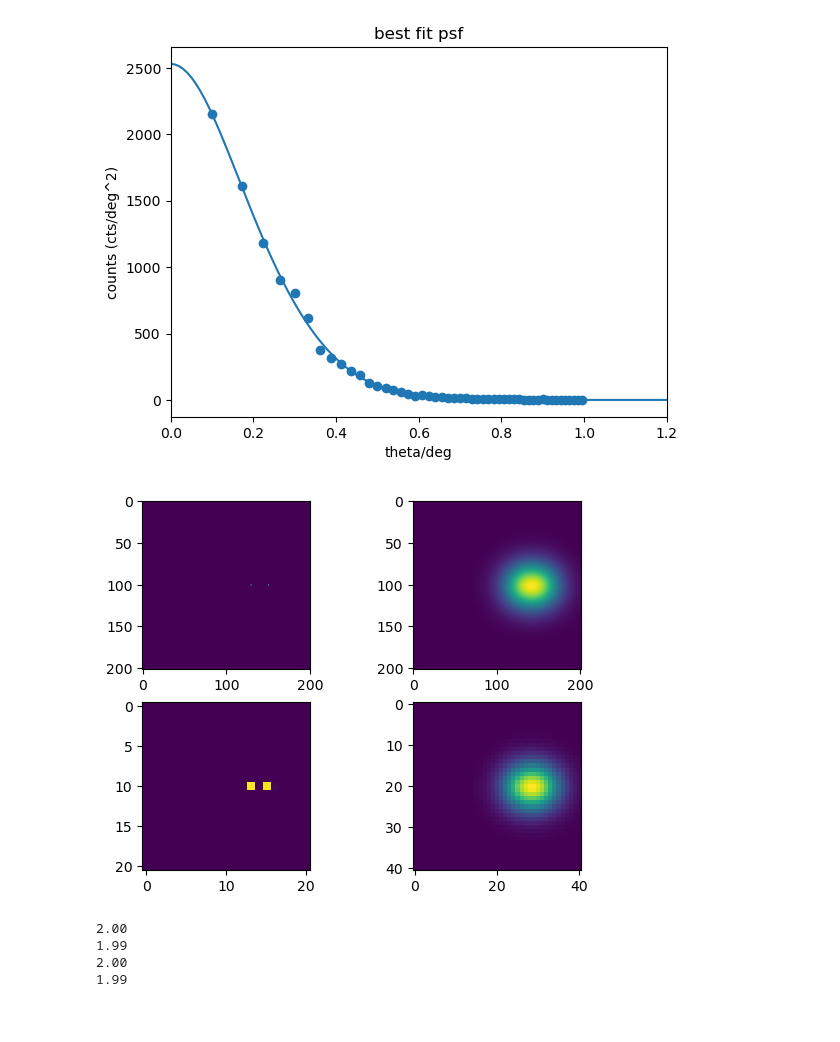
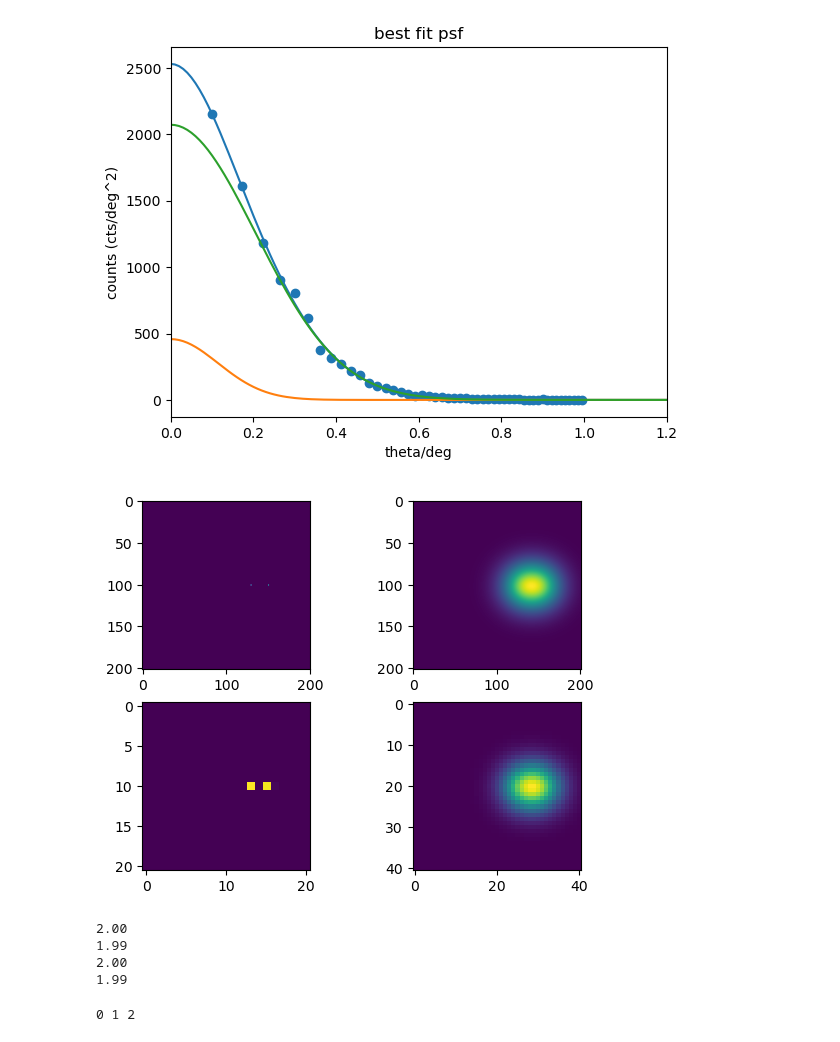
Before and after one commit to Eduard-2001/SimulateGammaRaySource, a Jupyter notebook: LHAASO_PSF/PSFConv/HowToUse.ipynb, the cells around one changed output. Drawn from its saved outputs; the diff is of its cells as text; code cells hidden in the pictures.

```diff
--- a/LHAASO_PSF/PSFConv/HowToUse.ipynb
+++ b/LHAASO_PSF/PSFConv/HowToUse.ipynb
@@ -1,35 +1,35 @@
 # %%
 from scipy.optimize import curve_fit
 import numpy as np
 import re
 import matplotlib.pyplot as plt
 from scipy import interpolate
 from scipy.optimize import curve_fit
 import tqdm
 import scipy
 from PSF import *
 
-psfconv = fitpsf(1,plot=True)  #1-8 代表不同能量段，一般选1。返回的psfconv是一个函数。
+psfconv, targetconv = fitpsf(1,plot=True)  #1-8 代表不同能量段，一般选1。返回的psfconv是一个函数。
 x = y = np.linspace(-1,1,201)          #创建x和y,分别代表ra和dec
 xx,yy = np.meshgrid(x,y)               #创建坐标格点
 z = np.zeros_like(xx)
 
 z = add_pointsrc(0,0.3,1,x,y,z)        #添加一个源，这里的add_src函数是添加点源的函数，参考上面的函数定义。
 z = add_pointsrc(0,0.512312,1,x,y,z)   #添加两个源
 blurz = psfconv(z,x,y)               #这个函数输入天图以及上面两个
 
 zbin,xxb,yyb = bindata(z,x,y,0.1)     #这个函数最后一个参数是bin后格点的宽度（deg）
 blurzbin,xxb,yyb = bindata(blurz,x,y,0.05)
-
+plt.savefig("psf.png",dpi=300)
 fig,ax = plt.subplots(2,2)
 ax[0][0].imshow(z)
 ax[0][1].imshow(blurz)
 ax[1][0].imshow(zbin)
 ax[1][1].imshow(blurzbin)
 plt.show()
 print('%.2f\n%.2f\n%.2f\n%.2f\n'%(zbin.sum(),blurzbin.sum(),z.sum(),blurz.sum()))
 # %% [output]
-[figure, old version]
+[figure, new version]
 [figure]
 2.00
 1.99
@@ -37,0 +44,9 @@ print('%.2f\n%.2f\n%.2f\n%.2f\n'%(zbin.sum(),blurzbin.sum(),z.sum(),blurz.sum())
+# %%
+import numpy as np
+arr = np.arange(3)
+def func(ele1,ele2,ele3):
+    print(ele1,ele2,ele3)
+    return
+func(*arr)
+# %% [output]
+0 1 2
```
Also changed, not shown: parts of 1 cell of this notebook, 51 other files.
